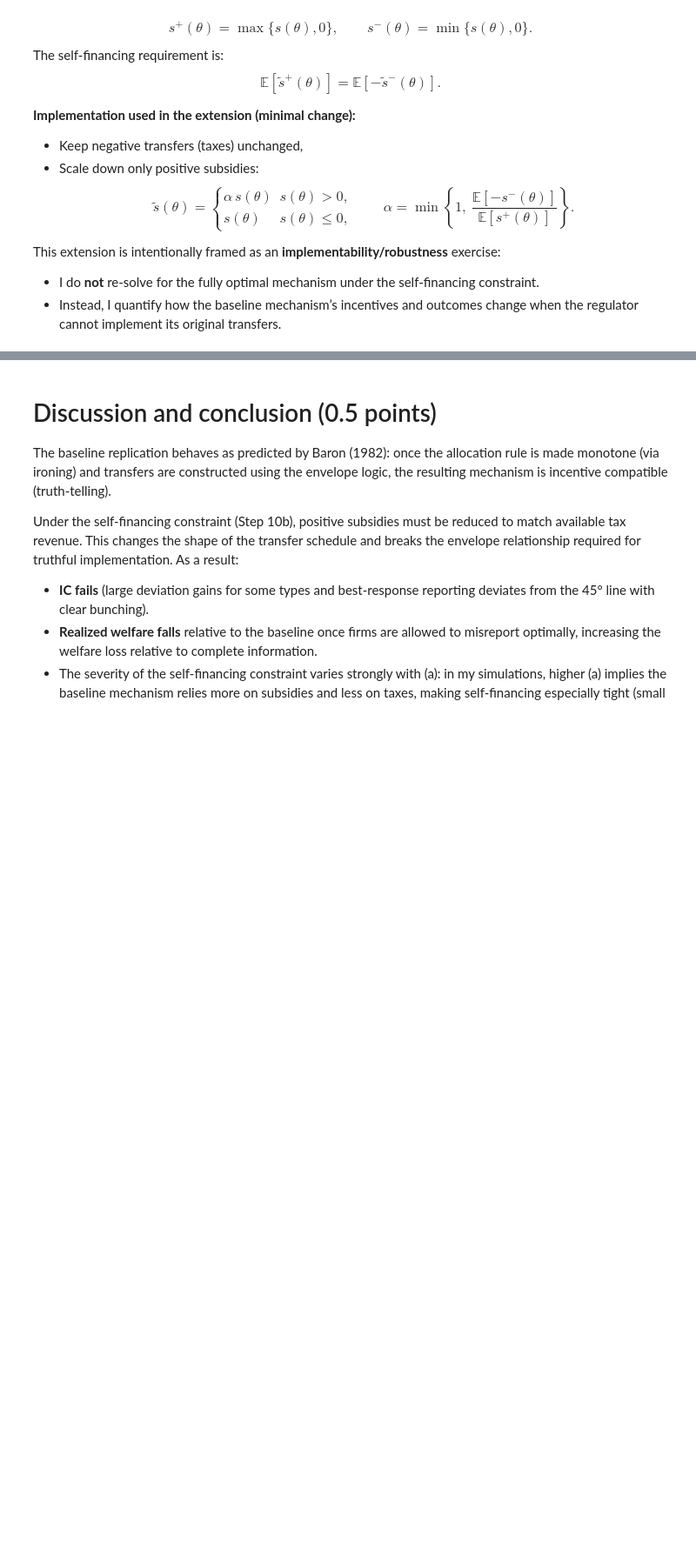
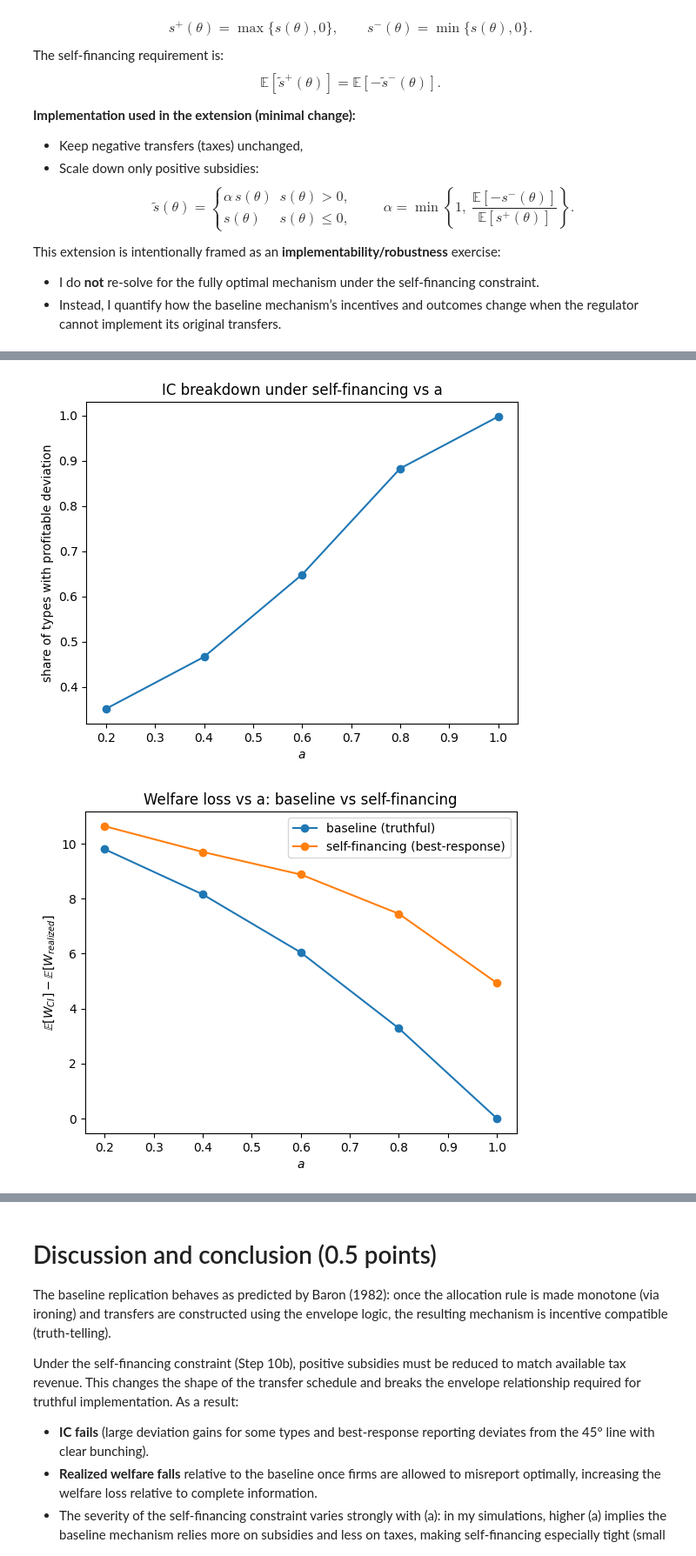
Before and after one commit to Julian-R02/Python-Assignment-, a Jupyter notebook: Final.ipynb, the cells around one changed output, grey strips where cells are left out. Shown at 87% size. Cells and saved outputs as stored; diff of their text form; code cells hidden in the pictures; blank space fills up the shorter version.

```diff
--- a/Final.ipynb
+++ b/Final.ipynb
@@ -171,0 +1884,25 @@ This extension is intentionally framed as an **implementability/robustness** exe
+# %%
+# -----------------------------
+# Figures 10.3–10.4: Performance vs a (baseline vs self-financing)
+# -----------------------------
+
+# Incentive breakdown: share of types with profitable deviations under self-financing
+plt.figure()
+plt.plot(summary_all["a"], summary_all["IC_share_positive_gain_self_fin"], marker="o")
+plt.xlabel(r"$a$")
+plt.ylabel("share of types with profitable deviation")
+plt.title("IC breakdown under self-financing vs a")
+plt.show()
+
+# Welfare comparison (loss relative to complete information)
+plt.figure()
+plt.plot(summary_all["a"], summary_all["Loss_CI_minus_realized_base"], marker="o", label="baseline (truthful)")
+plt.plot(summary_all["a"], summary_all["Loss_CI_minus_realized_self_fin"], marker="o", label="self-financing (best-response)")
+plt.xlabel(r"$a$")
+plt.ylabel(r"$\mathbb{E}[W_{CI}] - \mathbb{E}[W_{realized}]$")
+plt.title("Welfare loss vs a: baseline vs self-financing")
+plt.legend()
+plt.show()
+# %% [output]
+[figure, added]
+[figure, added]
```
Also changed, not shown: parts of 31 cells of this notebook, 1 other file.
